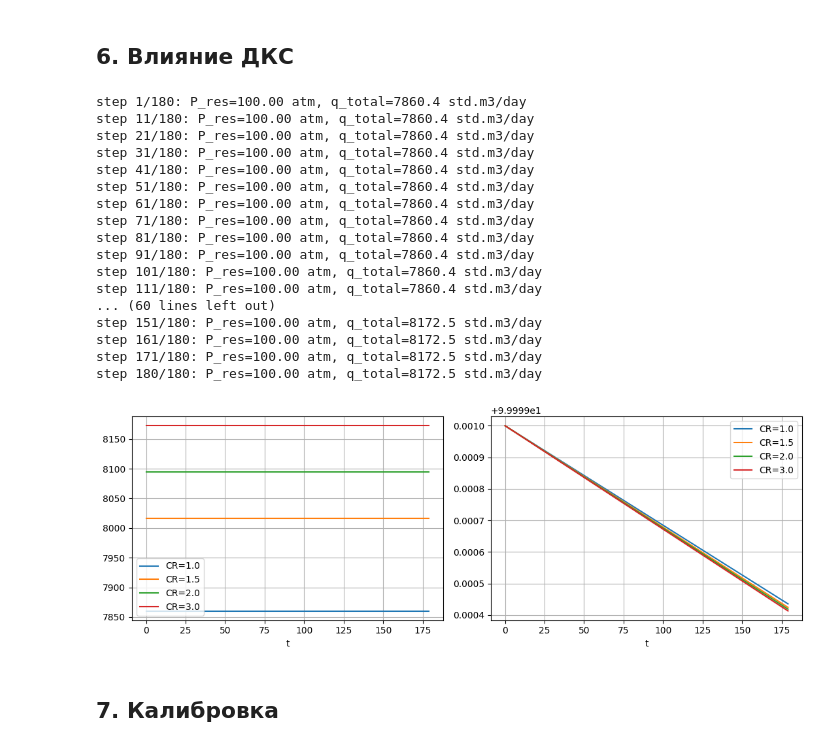
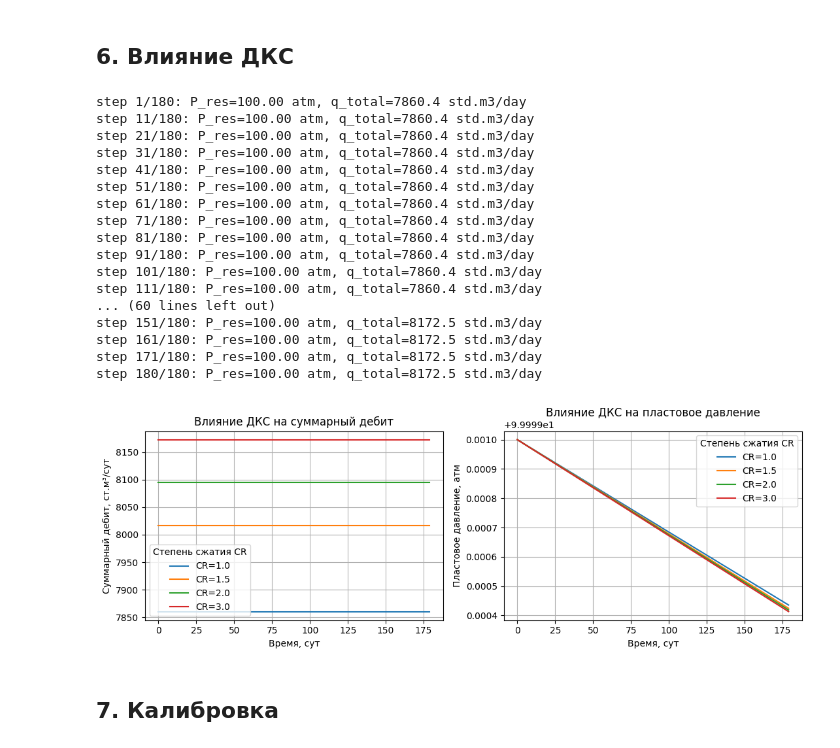
Before and after one commit to benzaiten7/gas_field_simulator, a Jupyter notebook: курсовая.ipynb, the cells around one changed output. Cells and saved outputs as stored; diff of their text form; code cells hidden in the pictures.

```diff
--- a/курсовая.ipynb
+++ b/курсовая.ipynb
@@ -124,34 +178,50 @@ step 180/180: P_res=100.00 atm, q_total=8016.6 std.m3/day
 # %%
 cr_runs = []
 for cr in [1.0, 1.5, 2.0, 3.0]:
     run = build_simulator(CR=cr).run(180, dt=1)
     run['CR'] = cr
     cr_runs.append(run)
 cr_df = pd.concat(cr_runs)
+
 fig, axes = plt.subplots(1, 2, figsize=(11, 4))
+
+# График 1: Влияние ДКС на суммарный дебит
 for cr, grp in cr_df.groupby('CR'):
     grp.plot(x='t', y='q_total', ax=axes[0], label=f'CR={cr}', grid=True)
+axes[0].set_xlabel('Время, сут')
+axes[0].set_ylabel('Суммарный дебит, ст.м³/сут')
+axes[0].set_title('Влияние ДКС на суммарный дебит')
+axes[0].legend(title='Степень сжатия CR')
+
+# График 2: Влияние ДКС на пластовое давление
+for cr, grp in cr_df.groupby('CR'):
     grp.plot(x='t', y='P_res', ax=axes[1], label=f'CR={cr}', grid=True)
+axes[1].set_xlabel('Время, сут')
+axes[1].set_ylabel('Пластовое давление, атм')
+axes[1].set_title('Влияние ДКС на пластовое давление')
+axes[1].legend(title='Степень сжатия CR')
+
 plt.tight_layout()
+plt.show()
 # %% [output]
 step 1/180: P_res=100.00 atm, q_total=7860.4 std.m3/day
 step 11/180: P_res=100.00 atm, q_total=7860.4 std.m3/day
 step 21/180: P_res=100.00 atm, q_total=7860.4 std.m3/day
 step 31/180: P_res=100.00 atm, q_total=7860.4 std.m3/day
 step 41/180: P_res=100.00 atm, q_total=7860.4 std.m3/day
 step 51/180: P_res=100.00 atm, q_total=7860.4 std.m3/day
 step 61/180: P_res=100.00 atm, q_total=7860.4 std.m3/day
 step 71/180: P_res=100.00 atm, q_total=7860.4 std.m3/day
 step 81/180: P_res=100.00 atm, q_total=7860.4 std.m3/day
 step 91/180: P_res=100.00 atm, q_total=7860.4 std.m3/day
 step 101/180: P_res=100.00 atm, q_total=7860.4 std.m3/day
 step 111/180: P_res=100.00 atm, q_total=7860.4 std.m3/day
 ... (60 lines left out)
 step 151/180: P_res=100.00 atm, q_total=8172.5 std.m3/day
 step 161/180: P_res=100.00 atm, q_total=8172.5 std.m3/day
 step 171/180: P_res=100.00 atm, q_total=8172.5 std.m3/day
 step 180/180: P_res=100.00 atm, q_total=8172.5 std.m3/day
-[figure, old version]
+[figure, new version]
 # %% [markdown]
 ## 7. Калибровка
 # %%
```
Also changed, not shown: parts of 5 cells of this notebook, 1 other file.
